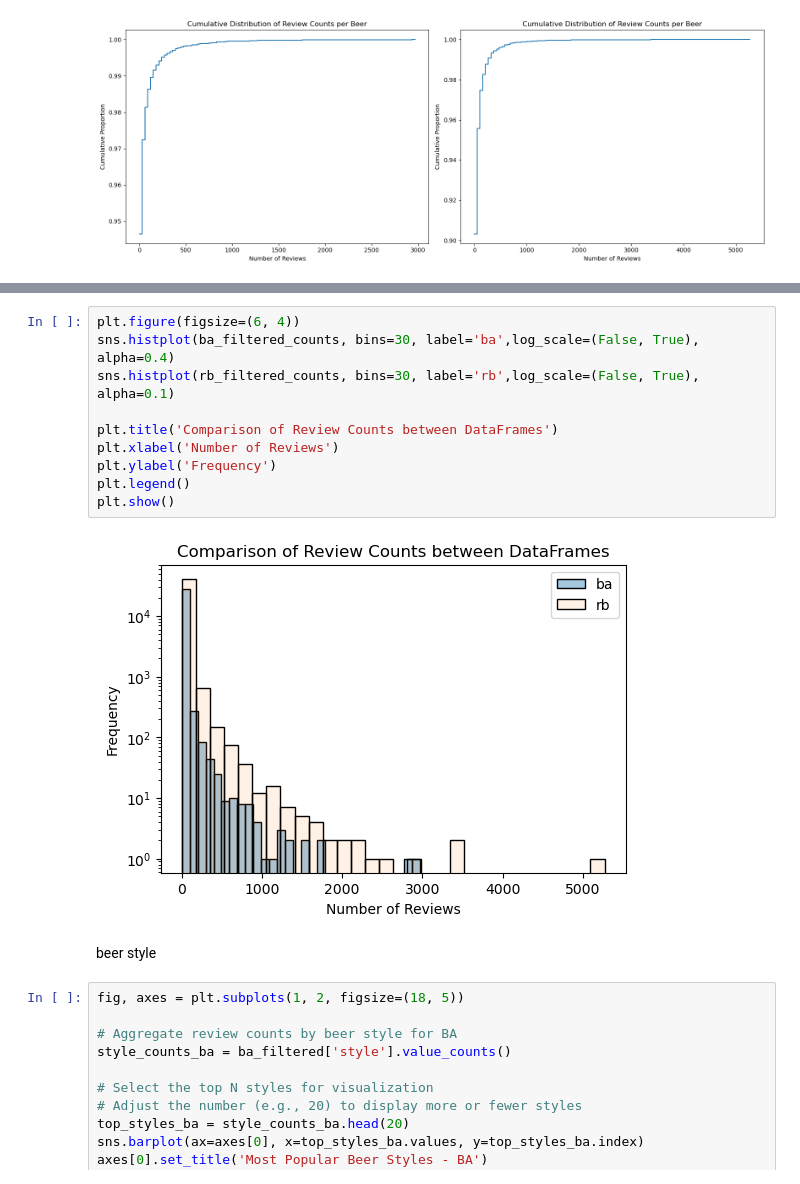
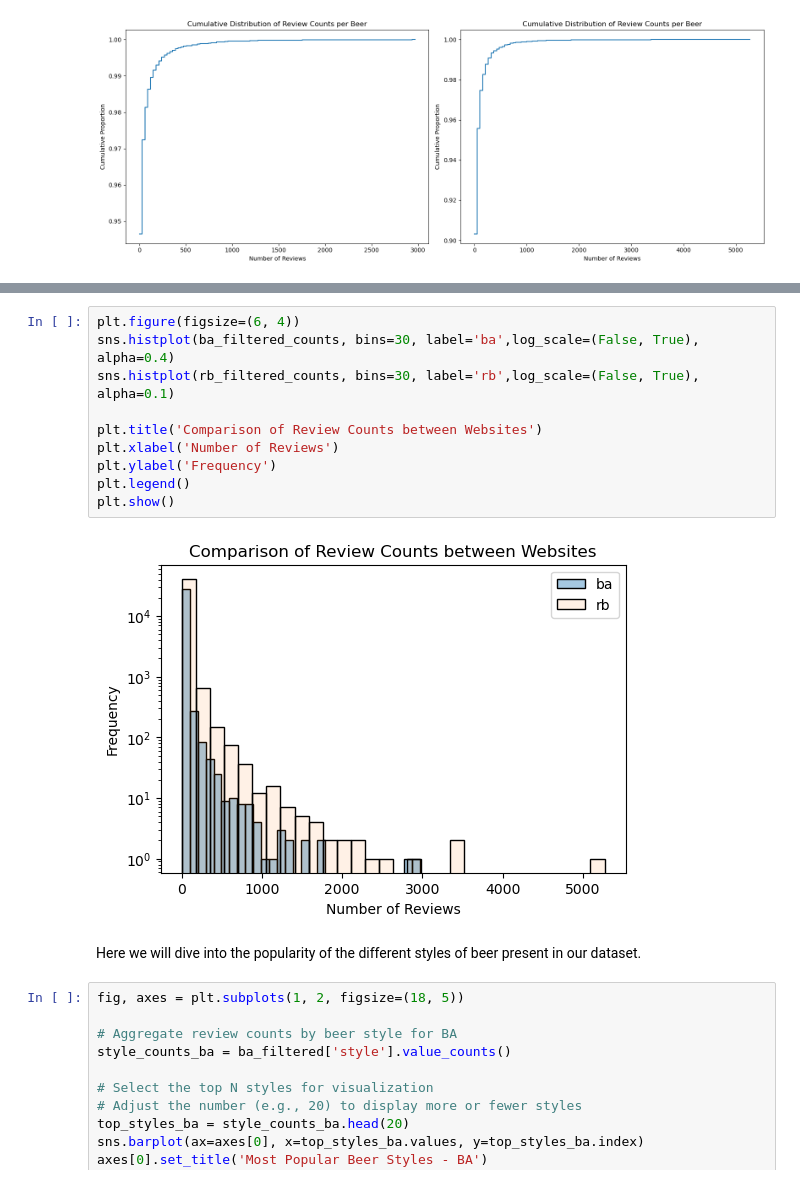
Before and after one commit to epfl-ada/ada-2023-project-adapowerup2023, a Jupyter notebook: Beer_review_M2_modified.ipynb, the cells around one changed output, grey strips where cells are left out. Saved outputs shown, nothing was run; the diff lists cells and outputs as text.

```diff
--- a/Beer_review_M2_modified.ipynb
+++ b/Beer_review_M2_modified.ipynb
@@ -110,17 +154,17 @@ plt.show()
 # %%
 plt.figure(figsize=(6, 4))
 sns.histplot(ba_filtered_counts, bins=30, label='ba',log_scale=(False, True), alpha=0.4)
 sns.histplot(rb_filtered_counts, bins=30, label='rb',log_scale=(False, True), alpha=0.1)
 
-plt.title('Comparison of Review Counts between DataFrames')
+plt.title('Comparison of Review Counts between Websites')
 plt.xlabel('Number of Reviews')
 plt.ylabel('Frequency')
 plt.legend()
 plt.show()
 # %% [output]
-[figure, old version]
+[figure, new version]
 # %% [markdown]
-beer style
+Here we will dive into the popularity of the different styles of beer present in our dataset.
 # %%
 fig, axes = plt.subplots(1, 2, figsize=(18, 5))
 
```
Also changed, not shown: parts of 34 cells of this notebook.
